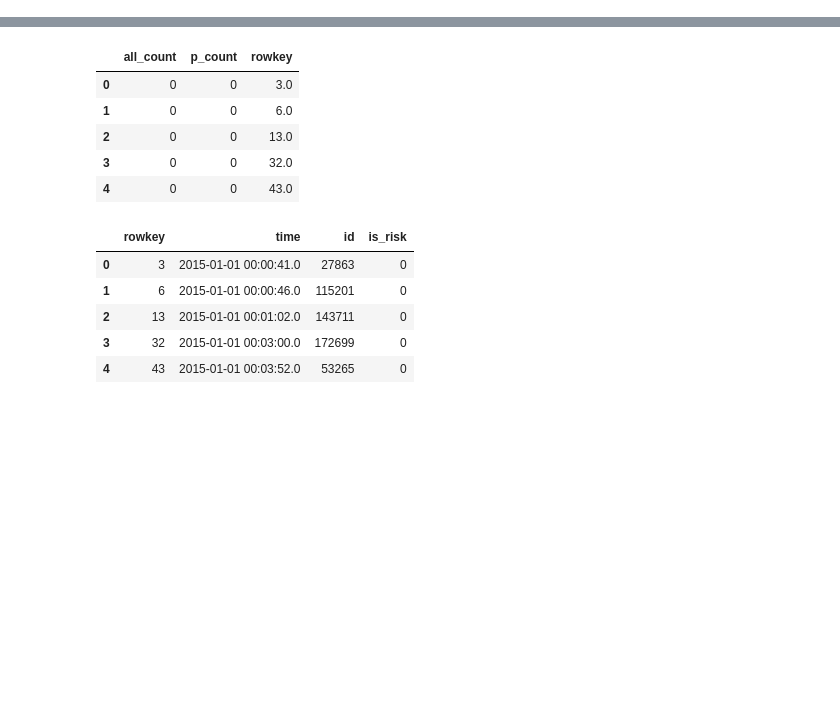
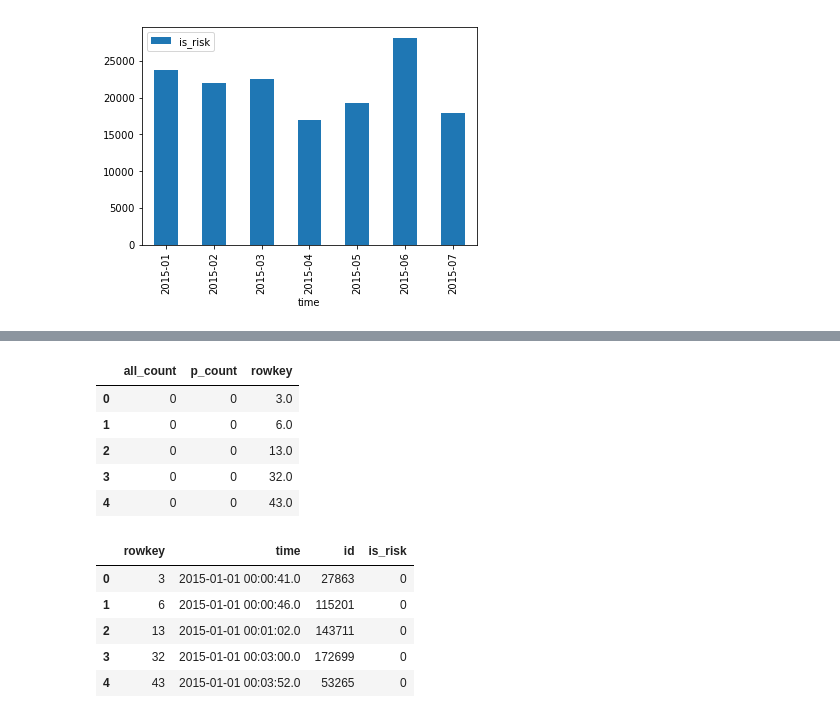
Before and after one commit to hadoop73/jdd, a Jupyter notebook: codes/past_data.ipynb, the cells around one changed output, grey strips where cells are left out. Saved outputs shown, nothing was run; the diff lists cells and outputs as text; code cells hidden in the pictures; blank space fills up the shorter version.

```diff
--- a/codes/past_data.ipynb
+++ b/codes/past_data.ipynb
@@ -8,0 +11,7 @@ import matplotlib.pyplot as plt
+# %%
+t_trade = pd.read_csv('../datas/t_trade.csv')
+t_trade_test = pd.read_csv('../datas/t_trade_test.csv')
+t_trade_test['is_risk'] = -1
+t_trade = pd.concat([t_trade,t_trade_test])
+t_trade['time'] = t_trade['time'].map(lambda x:x[:7])
+t_trade.head()
@@ -8,0 +25,3 @@ import matplotlib.pyplot as plt
+# %%
+t_trade['time'] = t_trade['time'].map(lambda x:x[:7])
+t_trade.head()
@@ -8,0 +35,3 @@ import matplotlib.pyplot as plt
+# %%
+dt = t_trade[['time','is_risk']].groupby('time').count()
+dt.head()
@@ -8,0 +46,5 @@ import matplotlib.pyplot as plt
+# %%
+dt.plot.bar()
+plt.show()
+# %% [output]
+[figure, added]
```
Also changed, not shown: parts of 13 cells of this notebook, 22 other files.
